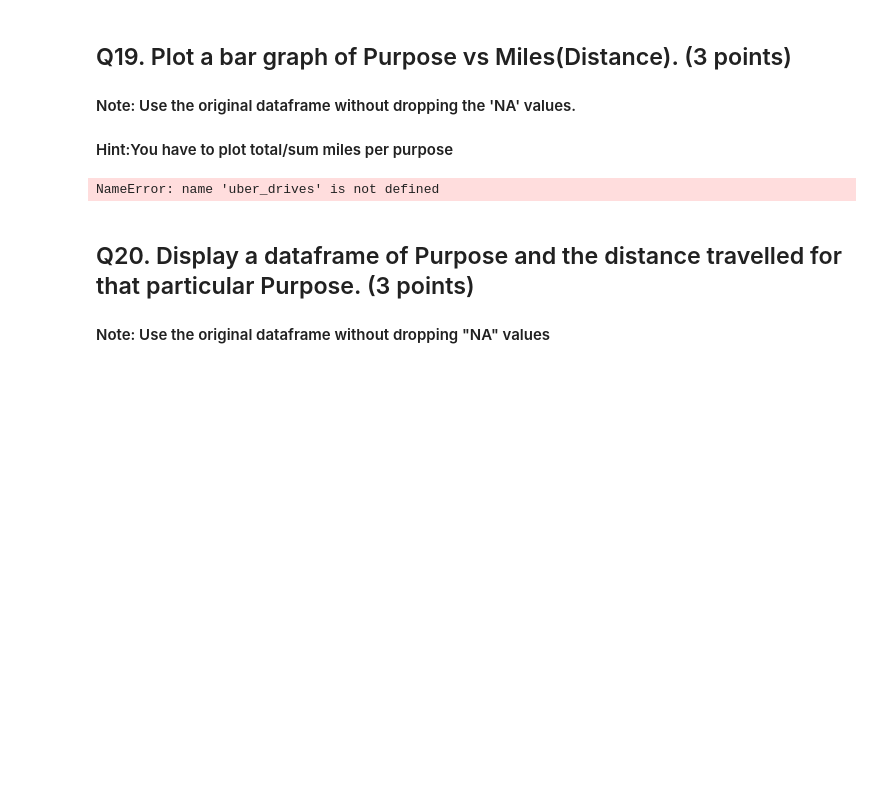
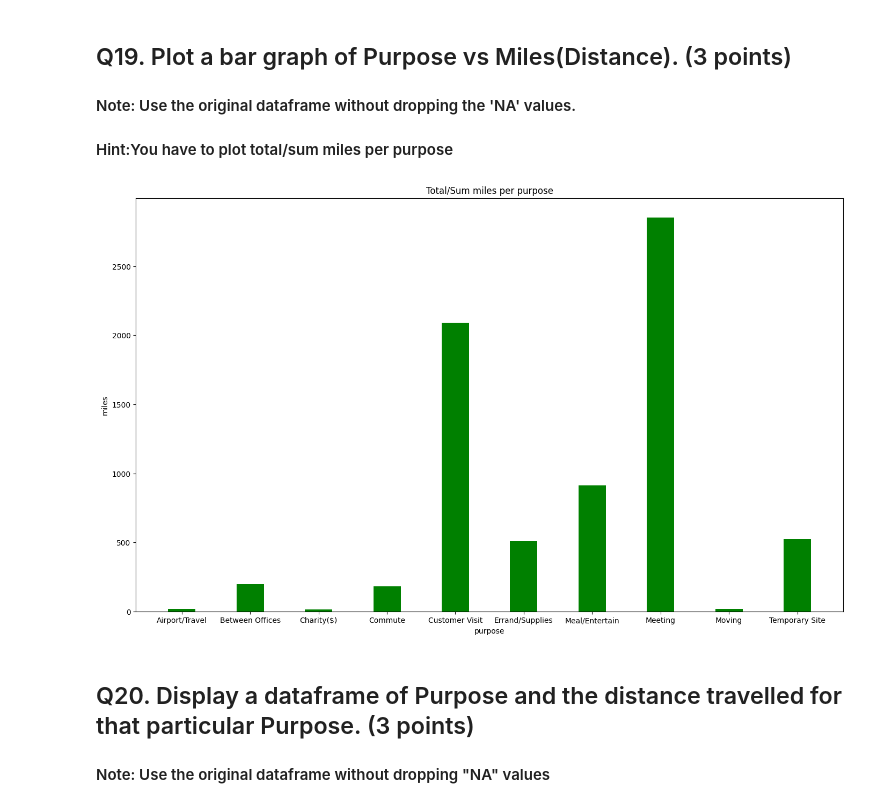
Before and after one commit to shubhanalytics/PGPDSBA-Projects, a Jupyter notebook: Proj.01 - Python for Data Analysis/Uber Drive.ipynb, the cells around one changed output. Cells and saved outputs as stored; diff of their text form; code cells hidden in the pictures; blank space fills up the shorter version.

```diff
--- a/Proj.01 - Python for Data Analysis/Uber Drive.ipynb
+++ b/Proj.01 - Python for Data Analysis/Uber Drive.ipynb
@@ -14,24 +14,13 @@ import seaborn as sns
 import matplotlib.pyplot as plt
 %matplotlib inline
 # %%
-import numpy as np
-import pandas as pd
-import os
-import seaborn as sns
-import matplotlib.pyplot as plt
-%matplotlib inline
-
 # Get the Data
 
 # checking the current working directory and printing in the output to get confirmed
 print(os.getcwd())
 
-# To fix the FileNotFoundError, you need to upload the 'Uber_Drive.csv' file to your Colab environment.
-# After uploading, the file will typically be located in the '/content/' directory.
-# You can upload the file by clicking on the folder icon on the left sidebar, then the upload icon.
-
 # read or load the csv file uberdrive.csv
-uber_drives = pd.read_csv('Uber_Drive.csv') # Assuming the file is uploaded to the current working directory or /content/
+uber_drives = pd.read_csv(r'D:\My Data\Professional\Analytics\PGPDSBA-Projects\Proj.01 - Python for Data Analysis\Uber_Drive.csv') # Assuming the file is uploaded to the current working directory or /content/
 
 uber_drives
 # %% [output]
@@ -210,23 +426,23 @@ np.array(ptype)
 # %%
 uber_drives.groupby(['PURPOSE*']).sum()
 
 new_dataset = {'Airport/Travel':16.5, 'Between Offices':197.0, 'Charity($)':15.1, 'Commute':180.2, 'Customer Visit':2089.5,
               'Errand/Supplies':508.0, 'Meal/Entertain':911.7, 'Meeting':2851.3, 'Moving':18.2, 'Temporary Site':523.7}
 
 
 purpose = list(new_dataset.keys())
 miles = list(new_dataset.values())
 
 fig = plt.figure(figsize = (17, 10))
 
 plt.bar(purpose, miles, color ='green', width = 0.4)
 plt.title("Total/Sum miles per purpose")
-plt.xlabel("PURPOSE")
-plt.ylabel("MILES")
+plt.xlabel("purpose")
+plt.ylabel("miles")
 
 plt.show()
 # %% [output]
-NameError: name 'uber_drives' is not defined
+[figure, added]
 # %% [markdown]
 ## Q20. Display a dataframe of Purpose and the distance travelled for that particular Purpose. (3 points)
 #### Note: Use the original dataframe without dropping "NA" values
```
Also changed, not shown: parts of 30 cells of this notebook, 2 other files.
